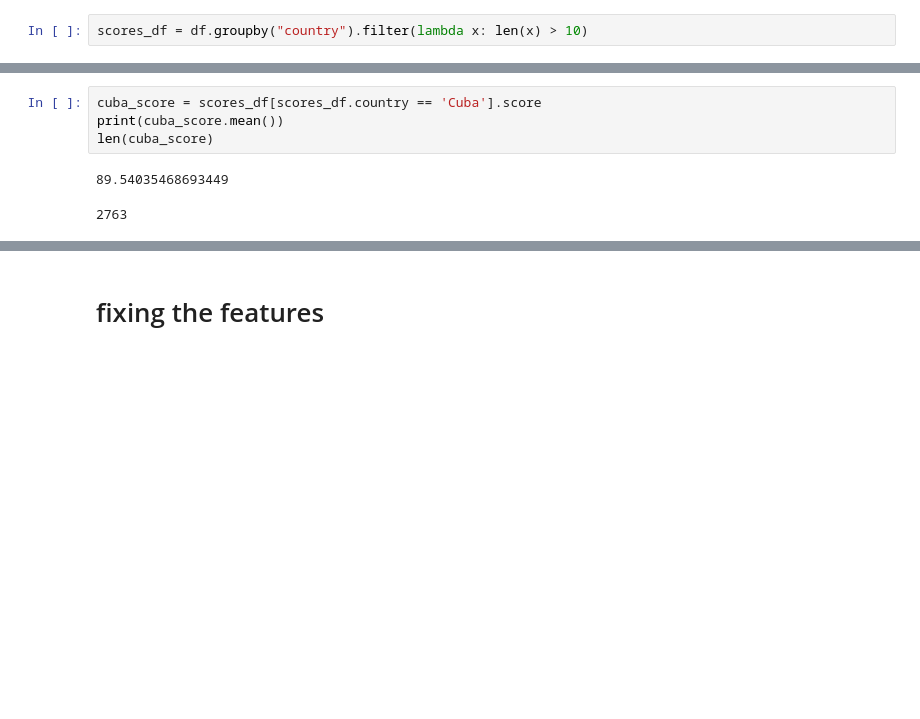
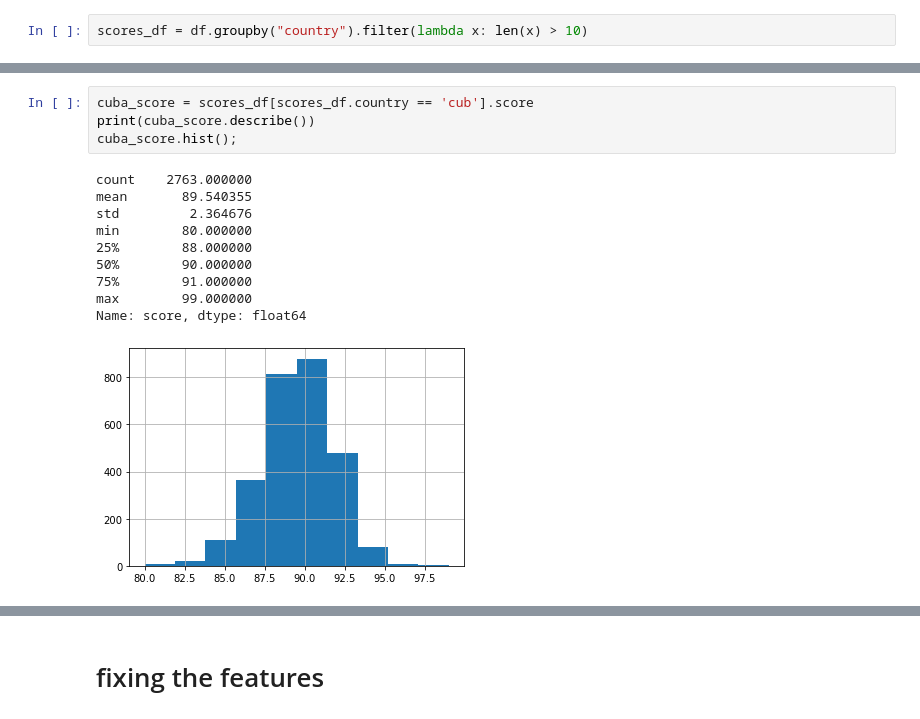
Before and after one commit to dj-betts/top-25-cigars, a Jupyter notebook: eda_cigar_aficionado.ipynb, the cells around one changed output, grey strips where cells are left out. Cells and saved outputs as stored; diff of their text form; blank space fills up the shorter version.

```diff
--- a/eda_cigar_aficionado.ipynb
+++ b/eda_cigar_aficionado.ipynb
@@ -99,8 +111,16 @@ len(dr_score)
 # %%
-cuba_score = scores_df[scores_df.country == 'Cuba'].score
-print(cuba_score.mean())
-len(cuba_score)
+cuba_score = scores_df[scores_df.country == 'cub'].score
+print(cuba_score.describe())
+cuba_score.hist();
 # %% [output]
-89.54035468693449
+count    2763.000000
+mean       89.540355
+std         2.364676
+min        80.000000
+25%        88.000000
+50%        90.000000
+75%        91.000000
+max        99.000000
+Name: score, dtype: float64
-2763
+[figure, added]
 # %%
```
Also changed, not shown: parts of 33 cells of this notebook.
